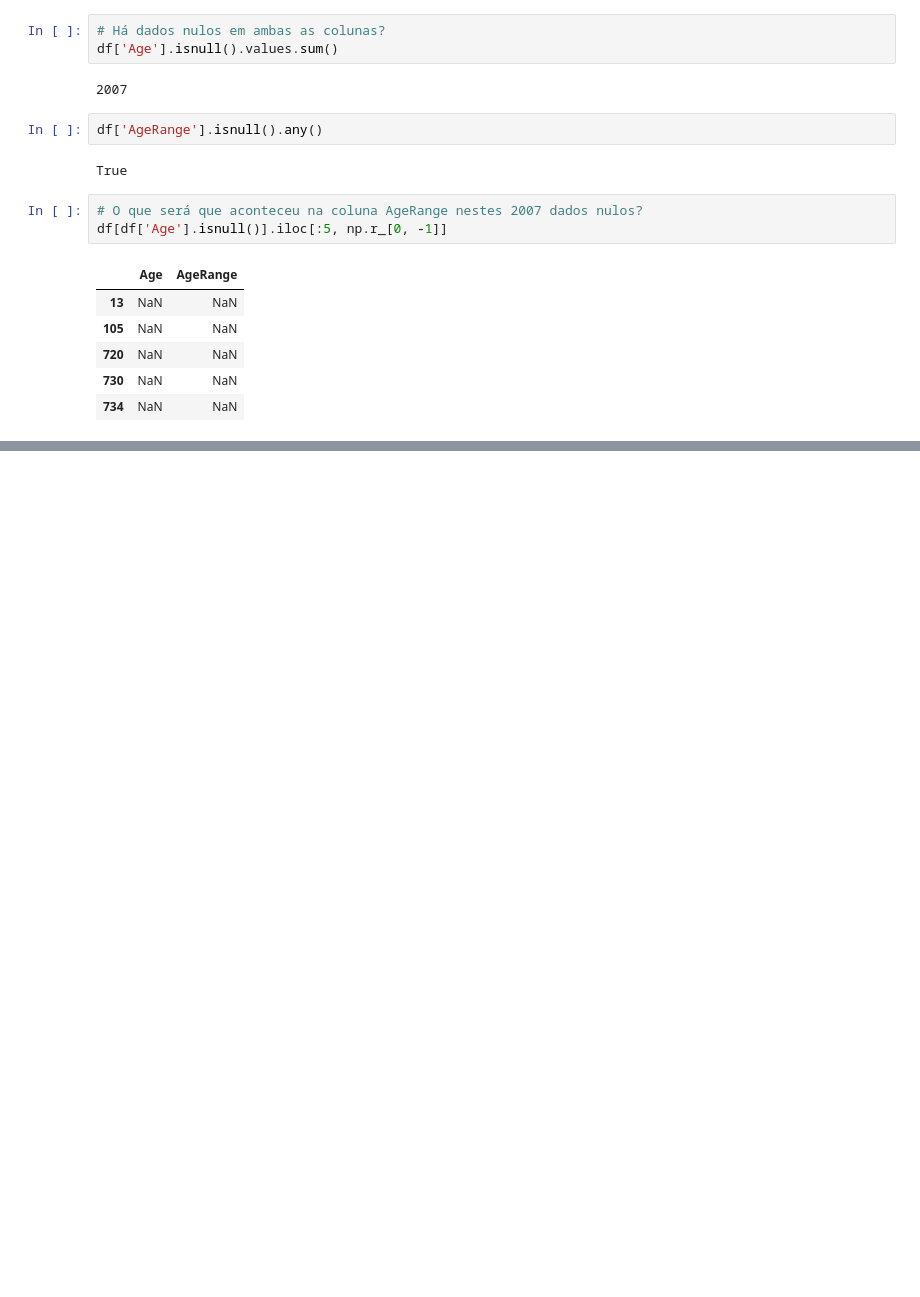
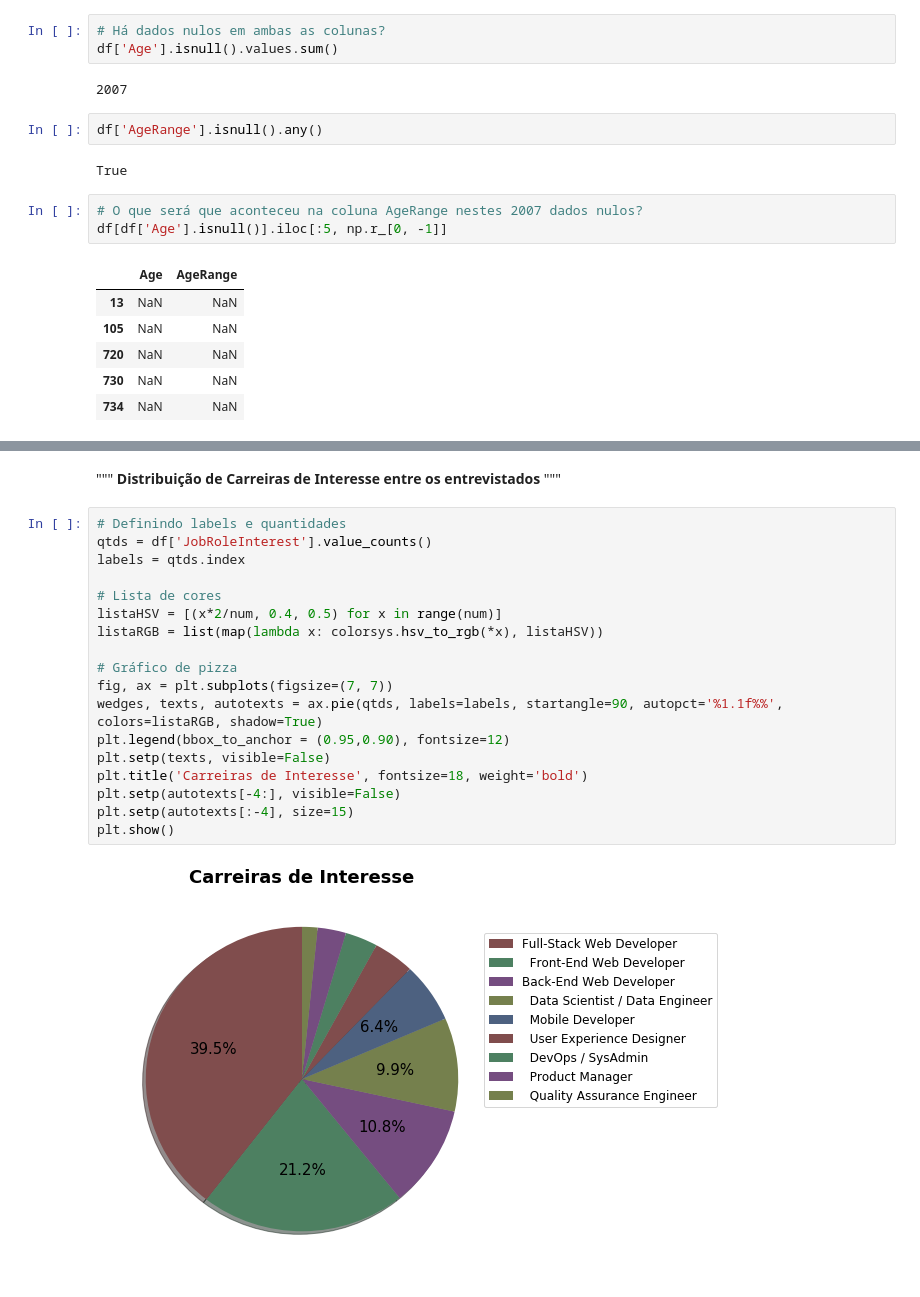
Before and after one commit to RobertoDelamora/data-science-academy, a Jupyter notebook: definitive-toolkit/EDA.ipynb, the cells around one changed output, grey strips where cells are left out. Cells and saved outputs as stored; diff of their text form; blank space fills up the shorter version.

```diff
--- a/definitive-toolkit/EDA.ipynb
+++ b/definitive-toolkit/EDA.ipynb
@@ -4349,0 +4379,22 @@ df_cross['freelance '].sum()
+# %% [markdown]
+""" **Distribuição de Carreiras de Interesse entre os entrevistados** """
+# %%
+# Definindo labels e quantidades
+qtds = df['JobRoleInterest'].value_counts()
+labels = qtds.index
+
+# Lista de cores
+listaHSV = [(x*2/num, 0.4, 0.5) for x in range(num)]
+listaRGB = list(map(lambda x: colorsys.hsv_to_rgb(*x), listaHSV))
+
+# Gráfico de pizza
+fig, ax = plt.subplots(figsize=(7, 7))
+wedges, texts, autotexts = ax.pie(qtds, labels=labels, startangle=90, autopct='%1.1f%%', colors=listaRGB, shadow=True)
+plt.legend(bbox_to_anchor = (0.95,0.90), fontsize=12)
+plt.setp(texts, visible=False)
+plt.title('Carreiras de Interesse', fontsize=18, weight='bold')
+plt.setp(autotexts[-4:], visible=False)
+plt.setp(autotexts[:-4], size=15)
+plt.show()
+# %% [output]
+[figure, added]
```
Also changed, not shown: parts of 12 cells of this notebook, 2 other files.
